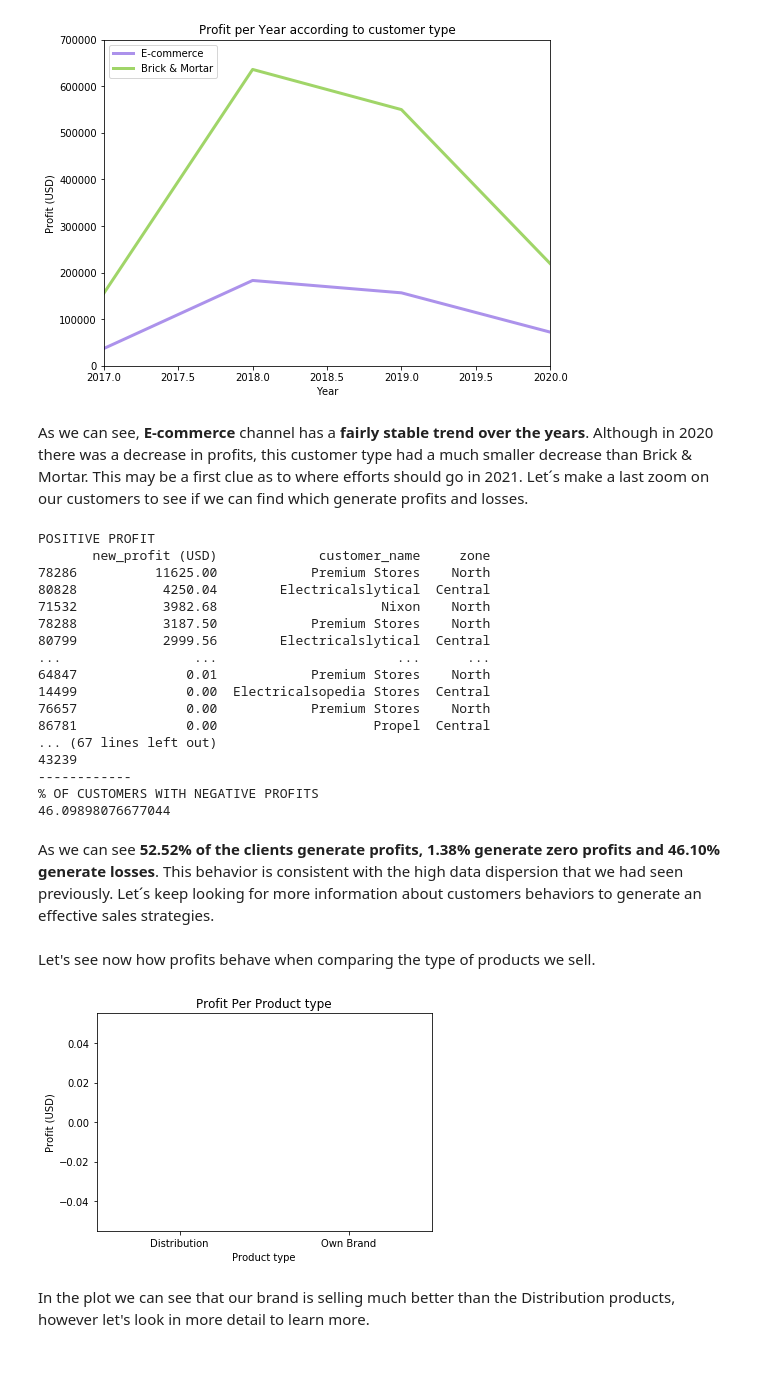
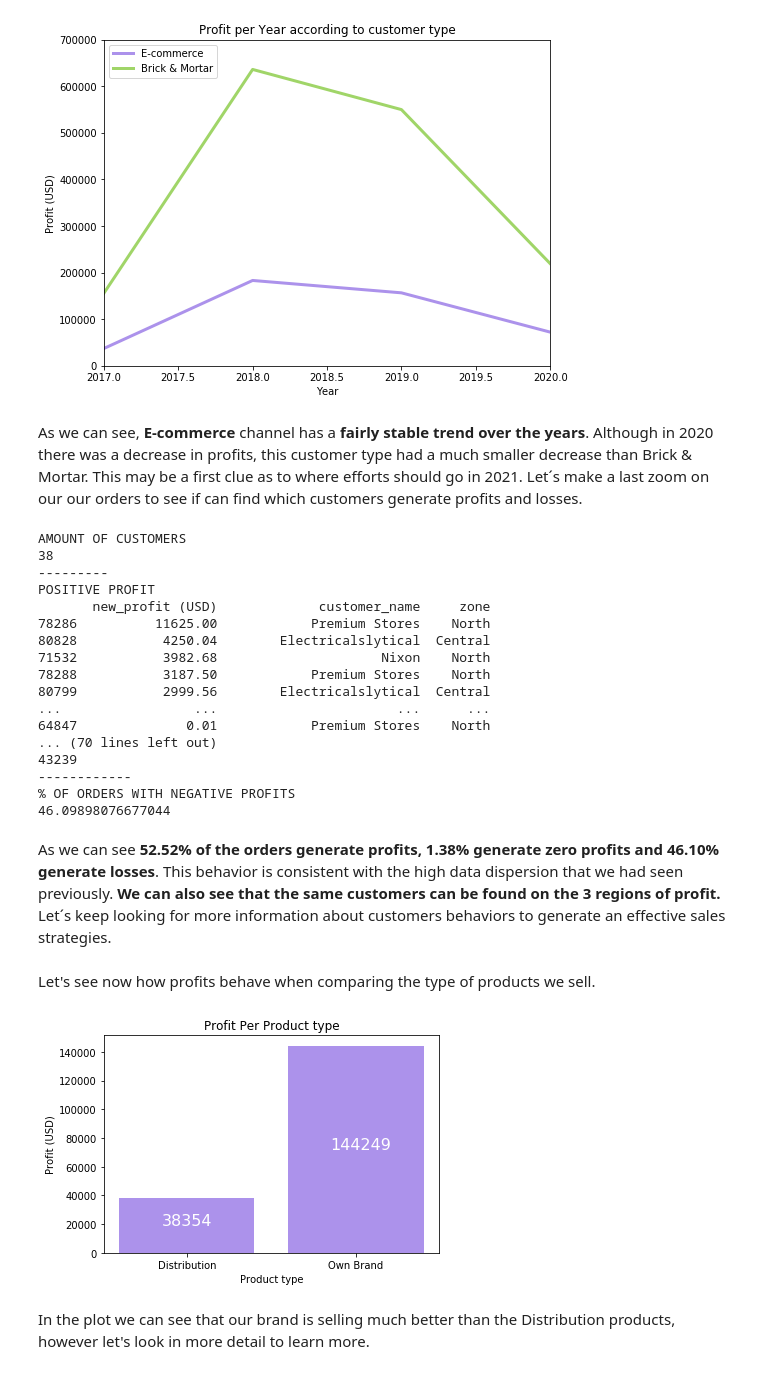
Before and after one commit to isashi04/Sales-Insights, a Jupyter notebook: Sales Insights.ipynb, the cells around one changed output. Drawn from its saved outputs; the diff is of its cells as text; code cells hidden in the pictures.

```diff
--- a/Sales Insights.ipynb
+++ b/Sales Insights.ipynb
@@ -525,7 +525,7 @@ plt.show()
 # %% [output]
 [figure]
 # %% [markdown]
-As we can see, **E-commerce** channel has a **fairly stable trend over the years**. Although in 2020 there was a decrease in profits, this customer type had a much smaller decrease than Brick & Mortar. This may be a first clue as to where efforts should go in 2021. Let´s make a last zoom on our customers to see if we can find which generate profits and losses.
+As we can see, **E-commerce** channel has a **fairly stable trend over the years**. Although in 2020 there was a decrease in profits, this customer type had a much smaller decrease than Brick & Mortar. This may be a first clue as to where efforts should go in 2021. Let´s make a last zoom on our our orders to see if can find which customers generate profits and losses.
 # %%
 # Define the basic table.
 customers=sales[['new_profit (USD)',"customer_name","zone"]]
@@ -535,17 +535,23 @@ cust_des=customers.sort_values(by=["new_profit (USD)"],ascending=False)
 cust_pos=cust_des[cust_des["new_profit (USD)"]>0]
 cust_zer=cust_des[cust_des["new_profit (USD)"]==0]
 cust_neg=cust_des[cust_des["new_profit (USD)"]<0]
+cust_c=pd.DataFrame(sales, columns=["customer_name",'new_profit (USD)'])
+cust_count = cust_c.groupby('customer_name')['new_profit (USD)'].nunique()
+
 
 # Print the tables.
+print("AMOUNT OF CUSTOMERS")
+print(cust_count.count())
+print("---------")
 print("POSITIVE PROFIT")
 print(cust_pos)
 print(cust_pos.count())
 print((cust_pos.count()/customers[["new_profit (USD)"]].count())*100)
 print("------------")
-print("AMOUNT OF CUSTOMERS WITH POSITIVE PROFITS")
+print("AMOUNT OF ORDERS WITH POSITIVE PROFITS")
 print(cust_pos["customer_name"].count())
 print("------------")
-print("% OF CUSTOMERS WITH POSITIVE PROFITS ")
+print("% OF ORDERS WITH POSITIVE PROFITS ")
 print((cust_pos["new_profit (USD)"].count()/customers["new_profit (USD)"].count())*100)
 print("------------")
 print("------------")
@@ -554,22 +560,25 @@ print(cust_zer)
 print(cust_zer.count())
 print((cust_zer.count()/customers[["new_profit (USD)"]].count())*100)
 print("------------")
-print("AMOUNT OF CUSTOMERS WITH ZERO PROFITS")
+print("AMOUNT OF ORDERS WITH ZERO PROFITS")
 print(cust_zer["customer_name"].count())
 print("------------")
-print("% OF CUSTOMERS WITH ZERO PROFITS ")
+print("% OF ORDERS WITH ZERO PROFITS ")
 print((cust_zer["new_profit (USD)"].count()/customers["new_profit (USD)"].count())*100)
 print("------------")
 print("------------")
 print("NEGATIVE PROFIT")
 print(cust_neg)
 print("------------")
-print("AMOUNT OF CUSTOMERS WITH NEGATIVE PROFITS")
+print("AMOUNT OF ORDERS WITH NEGATIVE PROFITS")
 print(cust_neg["customer_name"].count())
 print("------------")
-print("% OF CUSTOMERS WITH NEGATIVE PROFITS ")
+print("% OF ORDERS WITH NEGATIVE PROFITS ")
 print((cust_neg["new_profit (USD)"].count()/customers["new_profit (USD)"].count())*100)
 # %% [output]
+AMOUNT OF CUSTOMERS
+38
+---------
 POSITIVE PROFIT
        new_profit (USD)             customer_name     zone
 78286          11625.00            Premium Stores    North
@@ -579,39 +588,36 @@ POSITIVE PROFIT
 80799           2999.56        Electricalslytical  Central
 ...                 ...                       ...      ...
 64847              0.01            Premium Stores    North
-14499              0.00  Electricalsopedia Stores  Central
-76657              0.00            Premium Stores    North
-86781              0.00                    Propel  Central
-... (67 lines left out)
+... (70 lines left out)
 43239
 ------------
-% OF CUSTOMERS WITH NEGATIVE PROFITS
+% OF ORDERS WITH NEGATIVE PROFITS
 46.09898076677044
 # %% [markdown]
-As we can see **52.52% of the clients generate profits, 1.38% generate zero profits and 46.10% generate losses**. This behavior is consistent with the high data dispersion that we had seen previously. Let´s keep looking for more information about customers behaviors to generate an effective sales strategies.
+As we can see **52.52% of the orders generate profits, 1.38% generate zero profits and 46.10% generate losses**. This behavior is consistent with the high data dispersion that we had seen previously. **We can also see that the same customers can be found on the 3 regions of profit.** Let´s keep looking for more information about customers behaviors to generate an effective sales strategies.
 # %% [markdown]
 Let's see now how profits behave when comparing the type of products we sell.
 # %%
 #Define the info.
-sum_sales_d=sales[sales["product_type"]=="Distribution\r"]
-sum_sales_o=sales[sales["product_type"]=="Own Brand\r"]
+sum_sales_d=sales[sales["product_type"]=="Distribution"]
+sum_sales_o=sales[sales["product_type"]=="Own Brand"]
 sum_dist=sum_sales_d["new_profit (USD)"].sum()
 sum_own=sum_sales_o["new_profit (USD)"].sum()
 
 # Define & format the plot.
 bar_positions = ['Distribution', 'Own Brand']
 bar_heights = [sum_dist, sum_own]
 barElement=plt.bar(bar_positions, bar_heights,color="#ac92eb")
 for element in barElement:
     plt.text(element.get_x()+.25,element.get_height()/2,int(element.get_height()),color="white",fontsize=16)
 plt.title("Profit Per Product type")
 plt.ylabel("Profit (USD)")
 plt.xlabel("Product type")
 
 # Show the plot
 plt.show()
 # %% [output]
-[figure, old version]
+[figure, new version]
 # %% [markdown]
 In the plot we can see that our brand is selling much better than the Distribution products, however let's look in more detail to learn more.
 # %%
```
Also changed, not shown: parts of 15 cells of this notebook.
